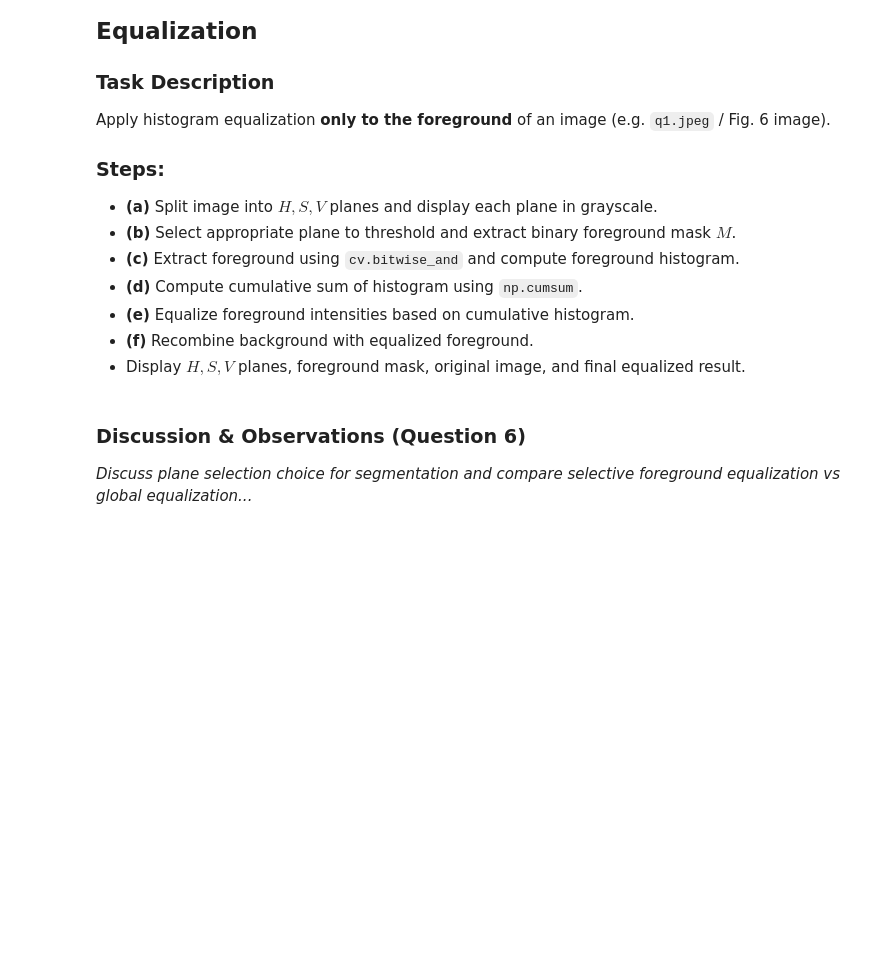
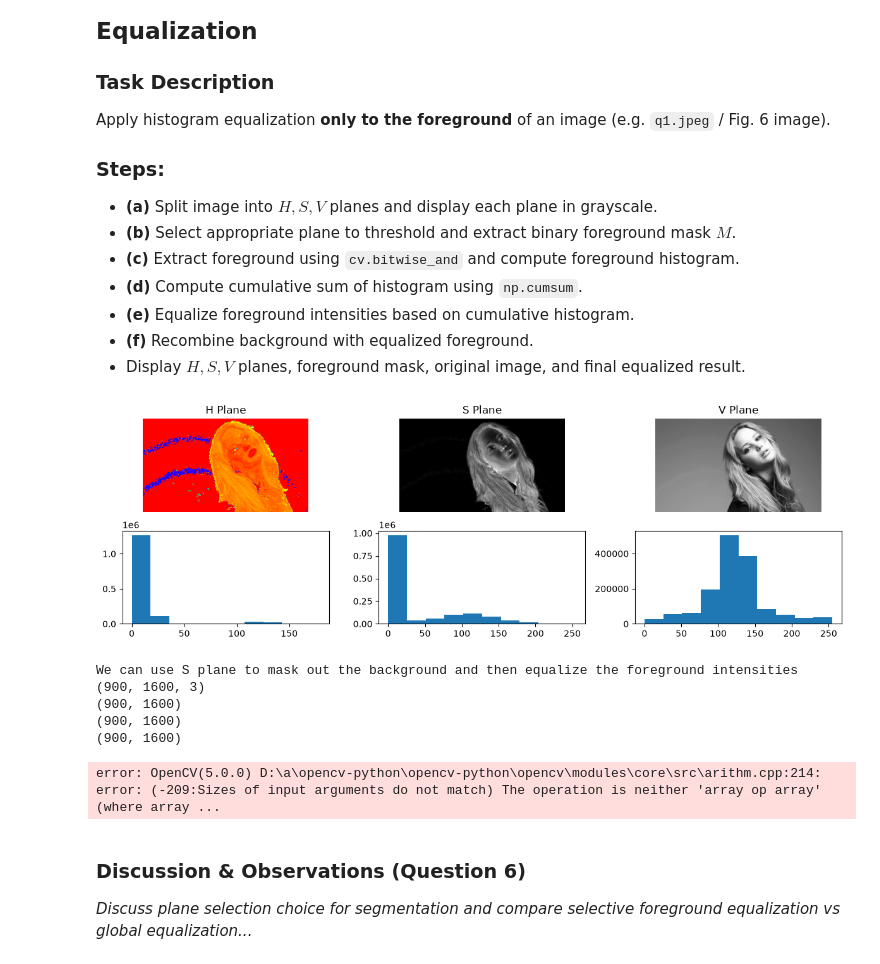
Before and after one commit to samirunuwanaka/ComputerVision, a Jupyter notebook: Assignment/EN3160_Assignment_01_Template.ipynb, the cells around one changed output. Cells and saved outputs as stored; diff of their text form; code cells hidden in the pictures; blank space fills up the shorter version.

```diff
--- a/Assignment/EN3160_Assignment_01_Template.ipynb
+++ b/Assignment/EN3160_Assignment_01_Template.ipynb
@@ -452,3 +444,45 @@ Apply histogram equalization **only to the foreground** of an image (e.g. `q1.jp
+# %%
+im6 = cv.imread(os.path.join(IMAGE_DIR, 'WhatsApp Image 2026-09-09 at 20.02.44 (2).jpeg'))
+H, S, V = cv.split(cv.cvtColor(im6, cv.COLOR_BGR2HSV))
+
+plt.figure(figsize=(12, 4))
+plt.subplot(2, 3, 1)
+plt.imshow(H, cmap='hsv')
+plt.title('H Plane')
+plt.axis('off')
+plt.subplot(2, 3, 4)
+plt.hist(H.flatten())
+
+plt.subplot(2, 3, 2)
+plt.imshow(S, cmap='gray')
+plt.title('S Plane')
+plt.axis('off')
+plt.subplot(2, 3, 5)
+plt.hist(S.flatten())
+
+plt.subplot(2, 3, 3)
+plt.imshow(V, cmap='gray')
+plt.title('V Plane')
+plt.axis('off')
+plt.subplot(2, 3, 6)
+plt.hist(V.flatten())
+
+plt.tight_layout()
+plt.show()
+
+print("We can use S plane to mask out the background and then equalize the foreground intensities")
+print(im6.shape,S.shape,V.shape,H.shape,sep="\n")
+cv.bitwise_and(im6, S)
+# TODO: Equalize foreground intensities and recombine with original background
+# TODO: Plot all intermediate planes, mask, original image, and final equalized result
+# %% [output]
+[figure, added]
+We can use S plane to mask out the background and then equalize the foreground intensities
+(900, 1600, 3)
+(900, 1600)
+(900, 1600)
+(900, 1600)
+error: OpenCV(5.0.0) D:\a\opencv-python\opencv-python\opencv\modules\core\src\arithm.cpp:214: error: (-209:Sizes of input arguments do not match) The operation is neither 'array op array' (where array ...
 # %% [markdown]
 ### Discussion & Observations (Question 6)
 *Discuss plane selection choice for segmentation and compare selective foreground equalization vs global equalization...*
```
Also changed, not shown: parts of 1 cell of this notebook.
